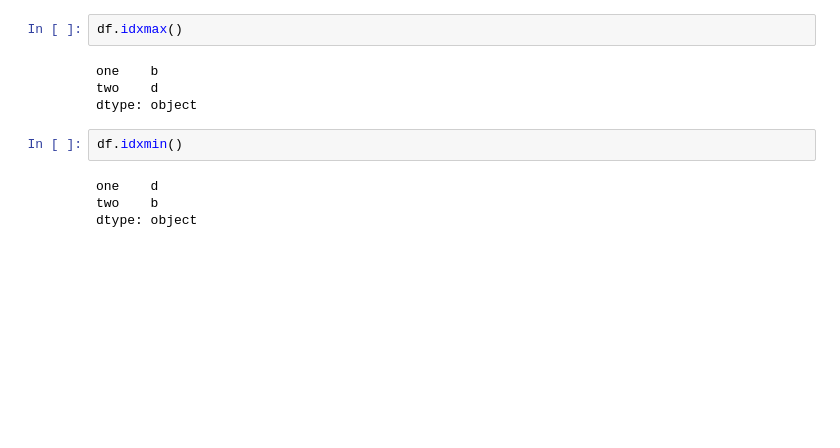
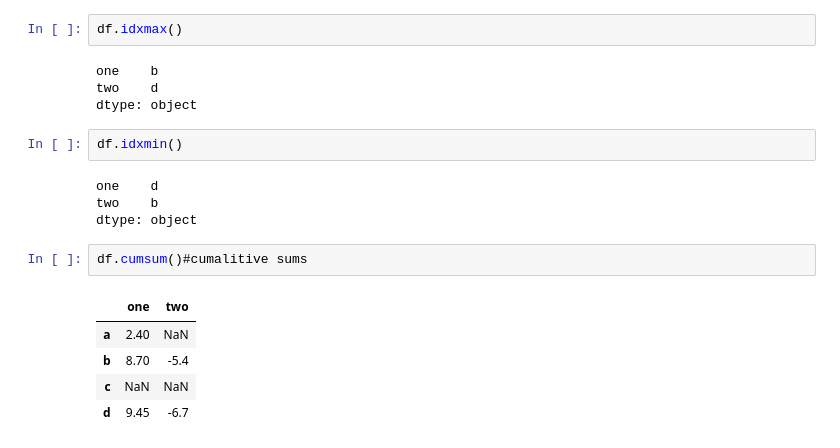
Before and after one commit to MarcoDava/PandasPractice, a Jupyter notebook: PandasTutorial6.ipynb, the cells around one changed output. Saved outputs shown, nothing was run; the diff lists cells and outputs as text; blank space fills up the shorter version.

```diff
--- a/PandasTutorial6.ipynb
+++ b/PandasTutorial6.ipynb
@@ -57,3 +57,11 @@ df.idxmin()
 one    d
 two    b
 dtype: object
+# %%
+df.cumsum()#cumalitive sums
+# %% [output]
+|  | one | two |
+| a | 2.40 | NaN |
+| b | 8.70 | -5.4 |
+| c | NaN | NaN |
+| d | 9.45 | -6.7 |
```
Also changed, not shown: parts of 14 cells of this notebook, 4 other files.
